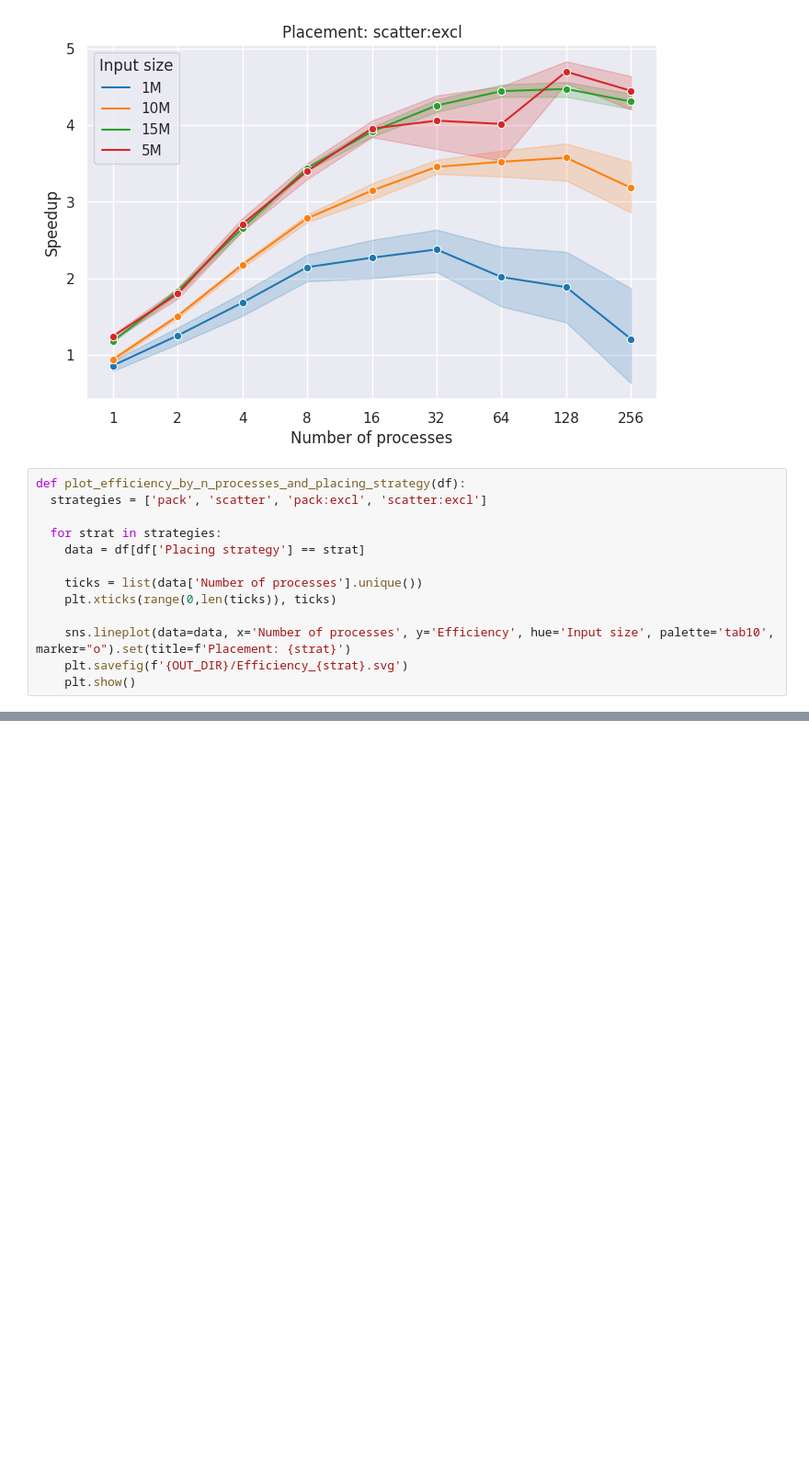
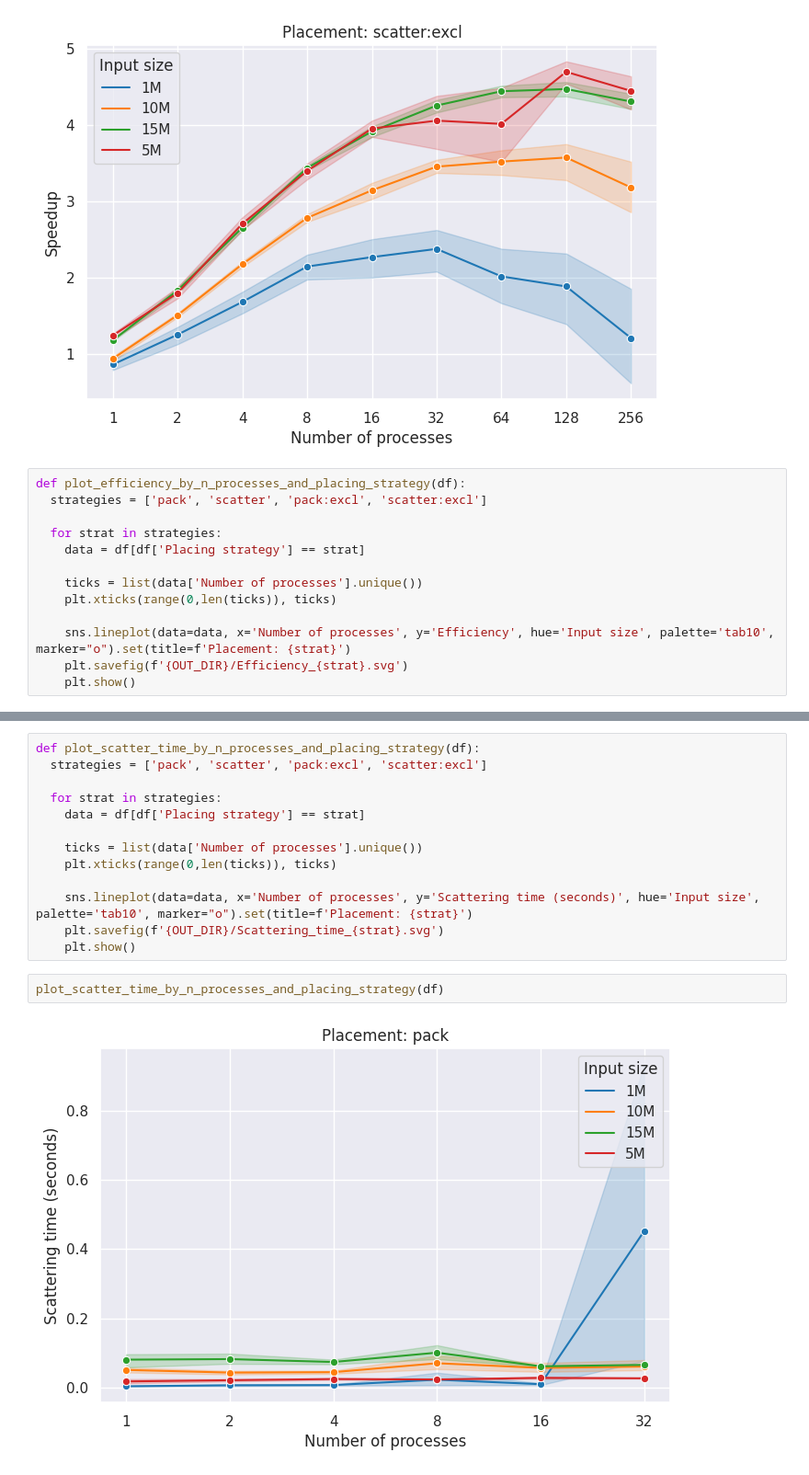
Before and after one commit to civts/hpc-22-report, a Jupyter notebook: results/analysis.ipynb, the cells around one changed output, grey strips where cells are left out. Shown at 92% size. Drawn from its saved outputs; the diff is of its cells as text; blank space fills up the shorter version.

```diff
--- a/results/analysis.ipynb
+++ b/results/analysis.ipynb
@@ -134,0 +156,17 @@ plot_efficiency_by_n_processes_and_placing_strategy(df)
+# %%
+def plot_scatter_time_by_n_processes_and_placing_strategy(df):
+  strategies = ['pack', 'scatter', 'pack:excl', 'scatter:excl']
+
+  for strat in strategies:
+    data = df[df['Placing strategy'] == strat]
+
+    ticks = list(data['Number of processes'].unique())
+    plt.xticks(range(0,len(ticks)), ticks)
+
+    sns.lineplot(data=data, x='Number of processes', y='Scattering time (seconds)', hue='Input size', palette='tab10', marker="o").set(title=f'Placement: {strat}')
+    plt.savefig(f'{OUT_DIR}/Scattering_time_{strat}.svg')
+    plt.show()
+# %%
+plot_scatter_time_by_n_processes_and_placing_strategy(df)
+# %% [output]
+[figure, added]
```
Also changed, not shown: parts of 4 cells of this notebook, 18 other files.
